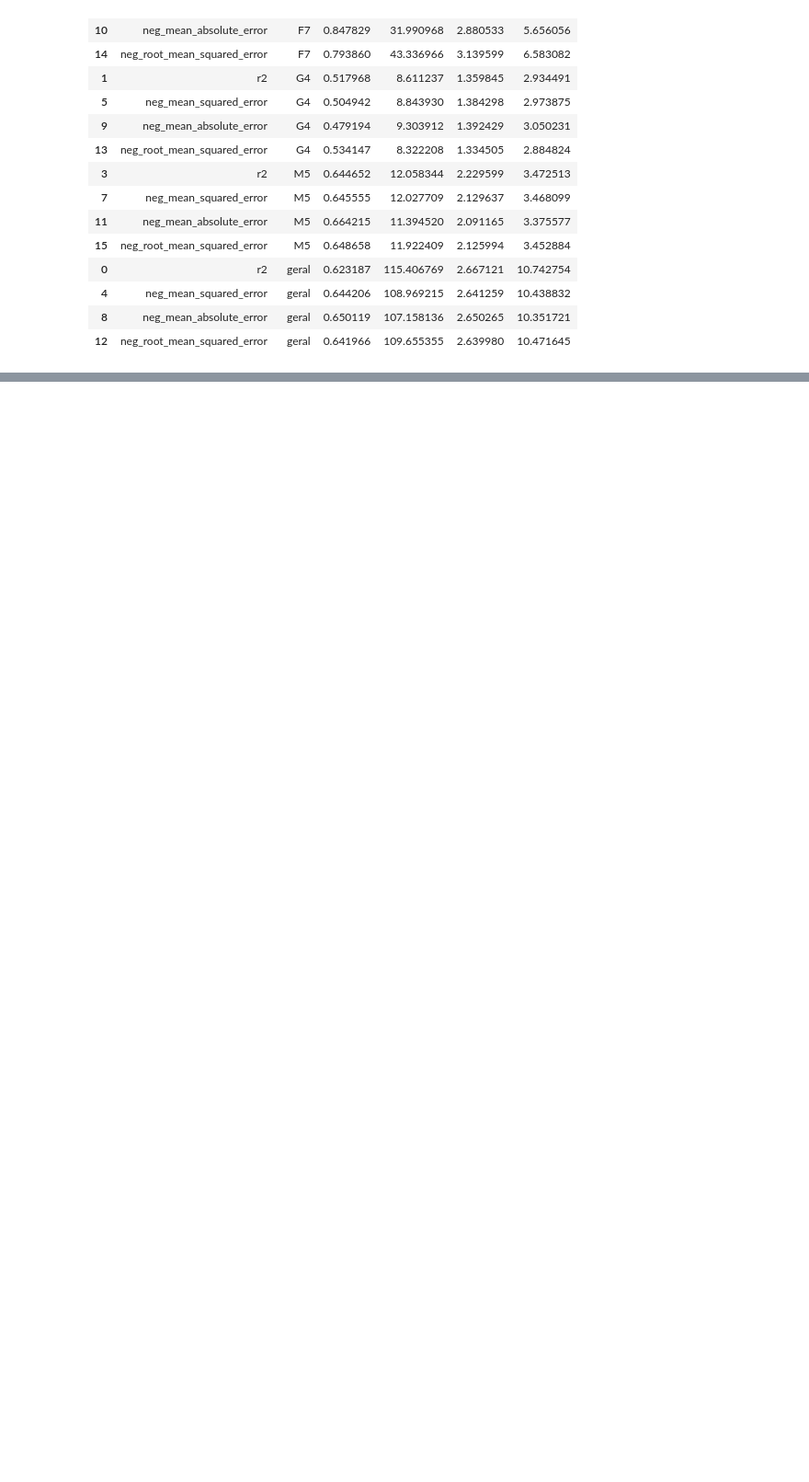
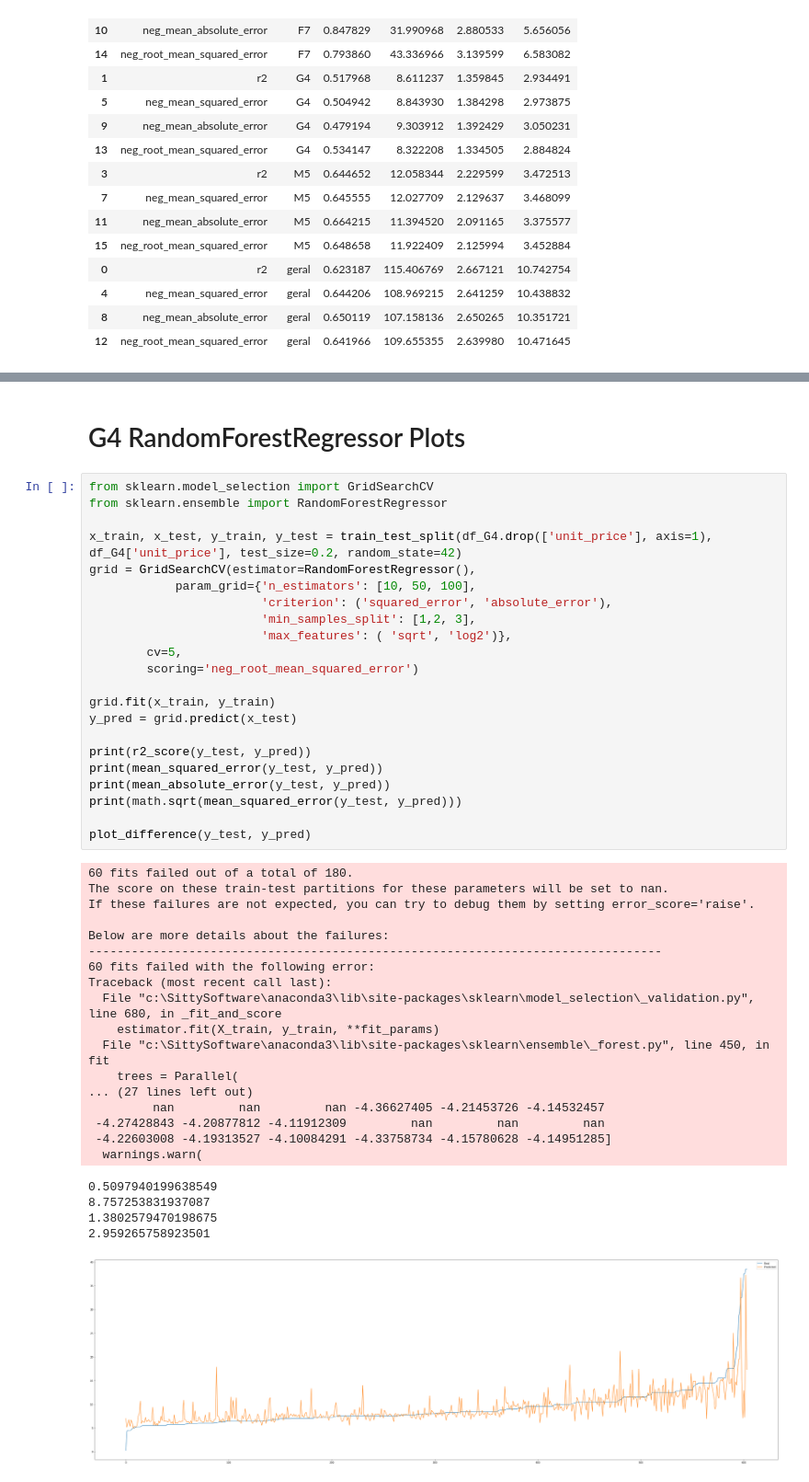
Before and after one commit to JJ223/Samsung, a Jupyter notebook: Models.ipynb, the cells around one changed output, grey strips where cells are left out. Shown at 92% size. Drawn from its saved outputs; the diff is of its cells as text; blank space fills up the shorter version.

Commit message:
Some more plots

```diff
--- a/Models.ipynb
+++ b/Models.ipynb
@@ -474,2 +483,47 @@ NameError: name 'y_pred' is not defined
-# %% [markdown]
-#
+# %% [markdown]
+# G4 RandomForestRegressor Plots
+# %%
+from sklearn.model_selection import GridSearchCV
+from sklearn.ensemble import RandomForestRegressor
+
+x_train, x_test, y_train, y_test = train_test_split(df_G4.drop(['unit_price'], axis=1), df_G4['unit_price'], test_size=0.2, random_state=42)
+grid = GridSearchCV(estimator=RandomForestRegressor(),
+            param_grid={'n_estimators': [10, 50, 100],
+                        'criterion': ('squared_error', 'absolute_error'),
+                        'min_samples_split': [1,2, 3],
+                        'max_features': ( 'sqrt', 'log2')},
+        cv=5,
+        scoring='neg_root_mean_squared_error')
+
+grid.fit(x_train, y_train)
+y_pred = grid.predict(x_test)
+
+print(r2_score(y_test, y_pred))
+print(mean_squared_error(y_test, y_pred))
+print(mean_absolute_error(y_test, y_pred))
+print(math.sqrt(mean_squared_error(y_test, y_pred)))
+
+plot_difference(y_test, y_pred)
+# %% [output]
+60 fits failed out of a total of 180.
+The score on these train-test partitions for these parameters will be set to nan.
+If these failures are not expected, you can try to debug them by setting error_score='raise'.
+
+Below are more details about the failures:
+--------------------------------------------------------------------------------
+60 fits failed with the following error:
+Traceback (most recent call last):
+  File "c:\SittySoftware\anaconda3\lib\site-packages\sklearn\model_selection\_validation.py", line 680, in _fit_and_score
+    estimator.fit(X_train, y_train, **fit_params)
+  File "c:\SittySoftware\anaconda3\lib\site-packages\sklearn\ensemble\_forest.py", line 450, in fit
+    trees = Parallel(
+... (27 lines left out)
+         nan         nan         nan -4.36627405 -4.21453726 -4.14532457
+ -4.27428843 -4.20877812 -4.11912309         nan         nan         nan
+ -4.22603008 -4.19313527 -4.10084291 -4.33758734 -4.15780628 -4.14951285]
+  warnings.warn(
+0.5097940199638549
+8.757253831937087
+1.3802579470198675
+2.959265758923501
+[figure, added]
```
Also changed, not shown: parts of 15 cells of this notebook.
